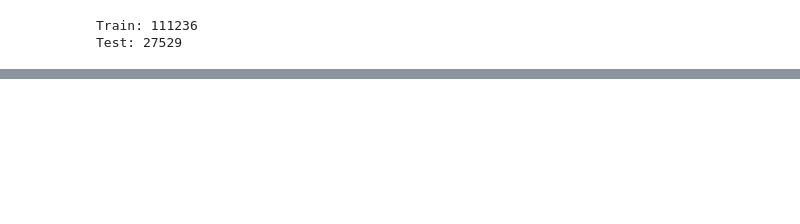
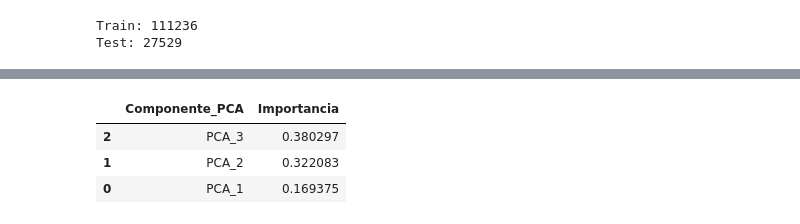
Before and after one commit to josuepedraza/proyecto_final_JosuePedraza, a Jupyter notebook: notebooks/bloque2_ml_Pedraza.ipynb, the cells around one changed output, grey strips where cells are left out. Cells and saved outputs as stored; diff of their text form; code cells hidden in the pictures; blank space fills up the shorter version.

```diff
--- a/notebooks/bloque2_ml_Pedraza.ipynb
+++ b/notebooks/bloque2_ml_Pedraza.ipynb
@@ -736,0 +942,19 @@ array([[24762,    32],
+# %%
+import pandas as pd
+
+importancias_pca = mejor_rf.featureImportances.toArray()
+
+df_pca_importancia = pd.DataFrame({
+    "Componente_PCA": [f"PCA_{i+1}" for i in range(len(importancias_pca))],
+    "Importancia": importancias_pca
+}).sort_values(
+    by="Importancia",
+    ascending=False
+)
+
+df_pca_importancia.head(3)
+# %% [output]
+|  | Componente_PCA | Importancia |
+| 2 | PCA_3 | 0.380297 |
+| 1 | PCA_2 | 0.322083 |
+| 0 | PCA_1 | 0.169375 |
```
Also changed, not shown: parts of 36 cells of this notebook.
